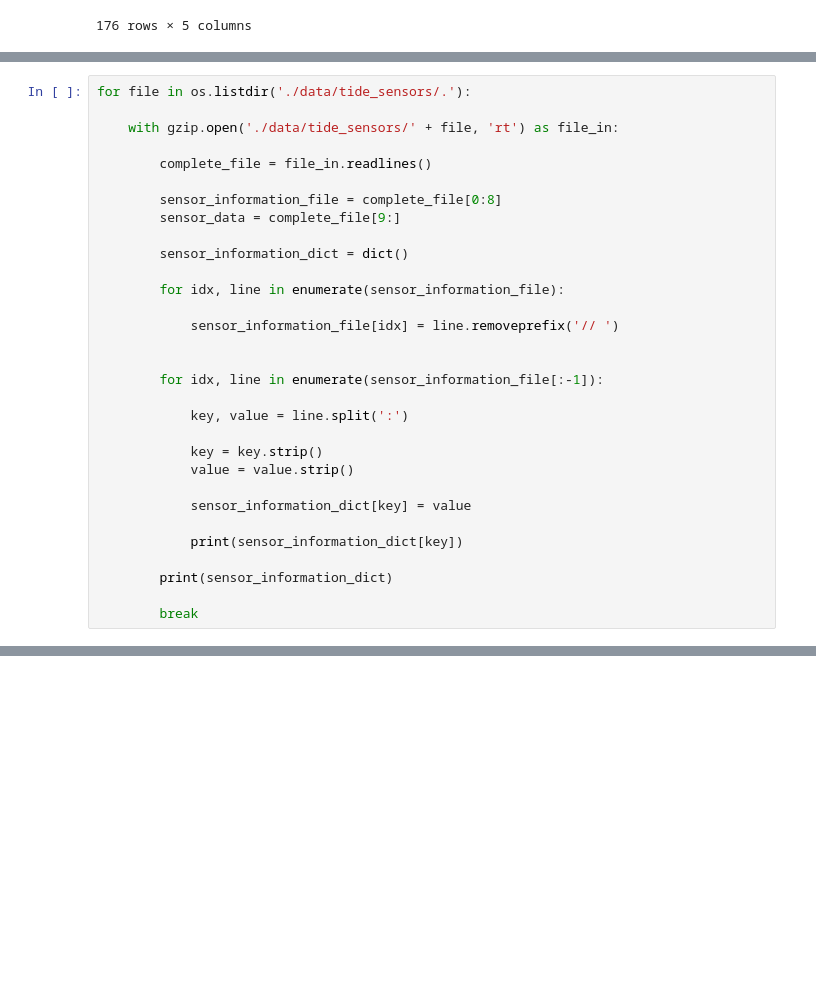
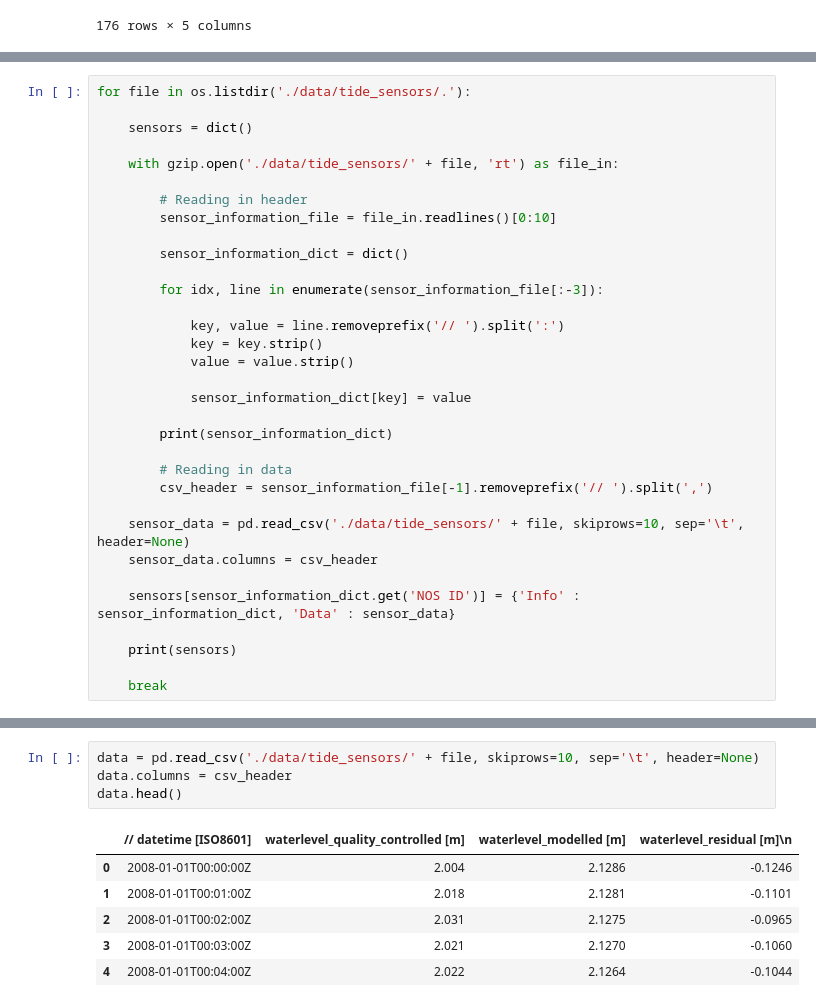
Before and after one commit to shaives/HarborTide, a Jupyter notebook: test.ipynb, the cells around one changed output, grey strips where cells are left out. Cells and saved outputs as stored; diff of their text form; blank space fills up the shorter version.

Commit message:
prepare merge with main, commented sensors out for now

```diff
--- a/test.ipynb
+++ b/test.ipynb
@@ -99,32 +100,34 @@ import os
 # %%
 for file in os.listdir('./data/tide_sensors/.'):
 
+    sensors = dict()
+
     with gzip.open('./data/tide_sensors/' + file, 'rt') as file_in:
 
-        complete_file = file_in.readlines()
-
-        sensor_information_file = complete_file[0:8]
-        sensor_data = complete_file[9:]
+        # Reading in header
+        sensor_information_file = file_in.readlines()[0:10]
 
         sensor_information_dict = dict()
 
-        for idx, line in enumerate(sensor_information_file):
+        for idx, line in enumerate(sensor_information_file[:-3]):
 
-            sensor_information_file[idx] = line.removeprefix('// ')
-
-
-        for idx, line in enumerate(sensor_information_file[:-1]):
-
-            key, value = line.split(':')
-
+            key, value = line.removeprefix('// ').split(':')
             key = key.strip()
             value = value.strip()
 
             sensor_information_dict[key] = value
 
-            print(sensor_information_dict[key])
-
         print(sensor_information_dict)
 
-        break
+        # Reading in data
+        csv_header = sensor_information_file[-1].removeprefix('// ').split(',')
+
+    sensor_data = pd.read_csv('./data/tide_sensors/' + file, skiprows=10, sep='\t', header=None)
+    sensor_data.columns = csv_header
+
+    sensors[sensor_information_dict.get('NOS ID')] = {'Info' : sensor_information_dict, 'Data' : sensor_data}
+
+    print(sensors)
+
+    break
 # %% [output]
@@ -138,0 +151,11 @@ Station Datum
+# %%
+data = pd.read_csv('./data/tide_sensors/' + file, skiprows=10, sep='\t', header=None)
+data.columns = csv_header
+data.head()
+# %% [output]
+|  | // datetime [ISO8601] | waterlevel_quality_controlled [m] | waterlevel_modelled [m] | waterlevel_residual [m]\n |
+| 0 | 2008-01-01T00:00:00Z | 2.004 | 2.1286 | -0.1246 |
+| 1 | 2008-01-01T00:01:00Z | 2.018 | 2.1281 | -0.1101 |
+| 2 | 2008-01-01T00:02:00Z | 2.031 | 2.1275 | -0.0965 |
+| 3 | 2008-01-01T00:03:00Z | 2.021 | 2.1270 | -0.1060 |
+| 4 | 2008-01-01T00:04:00Z | 2.022 | 2.1264 | -0.1044 |
```
Also changed, not shown: parts of 2 cells of this notebook, 2 other files.
